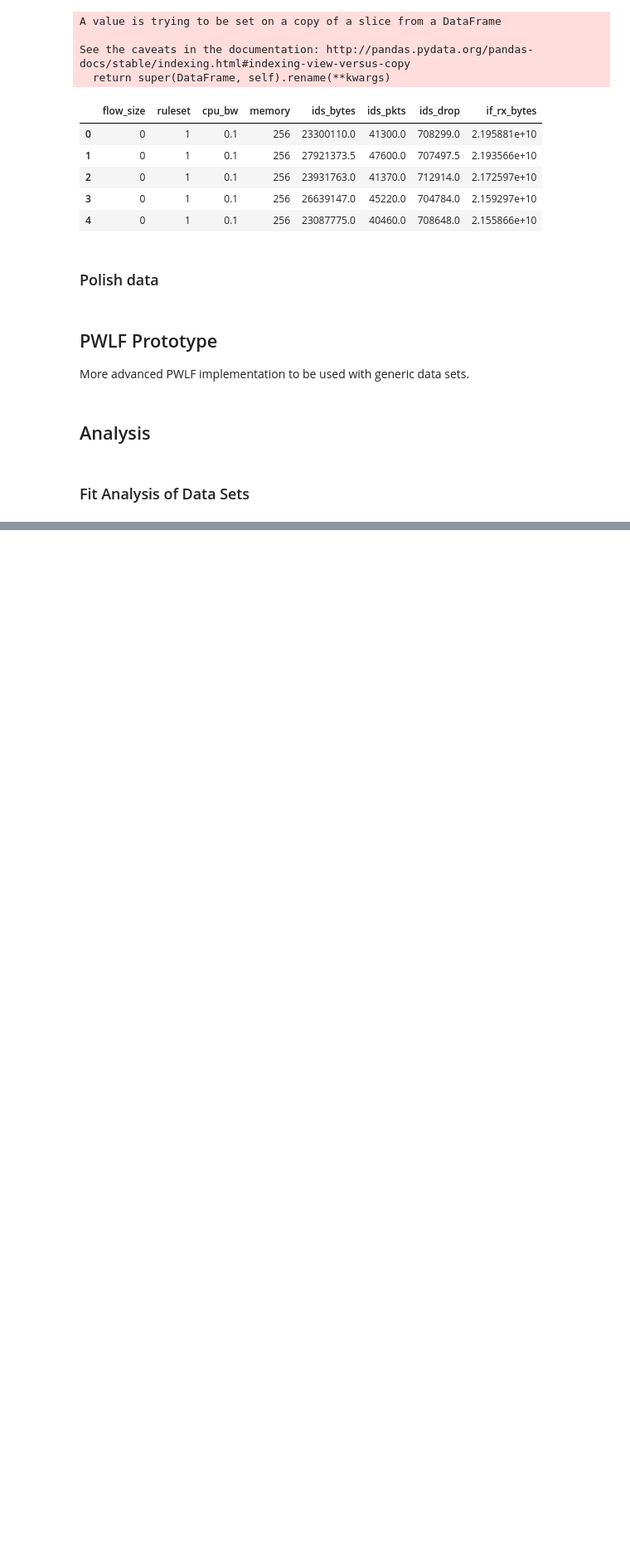
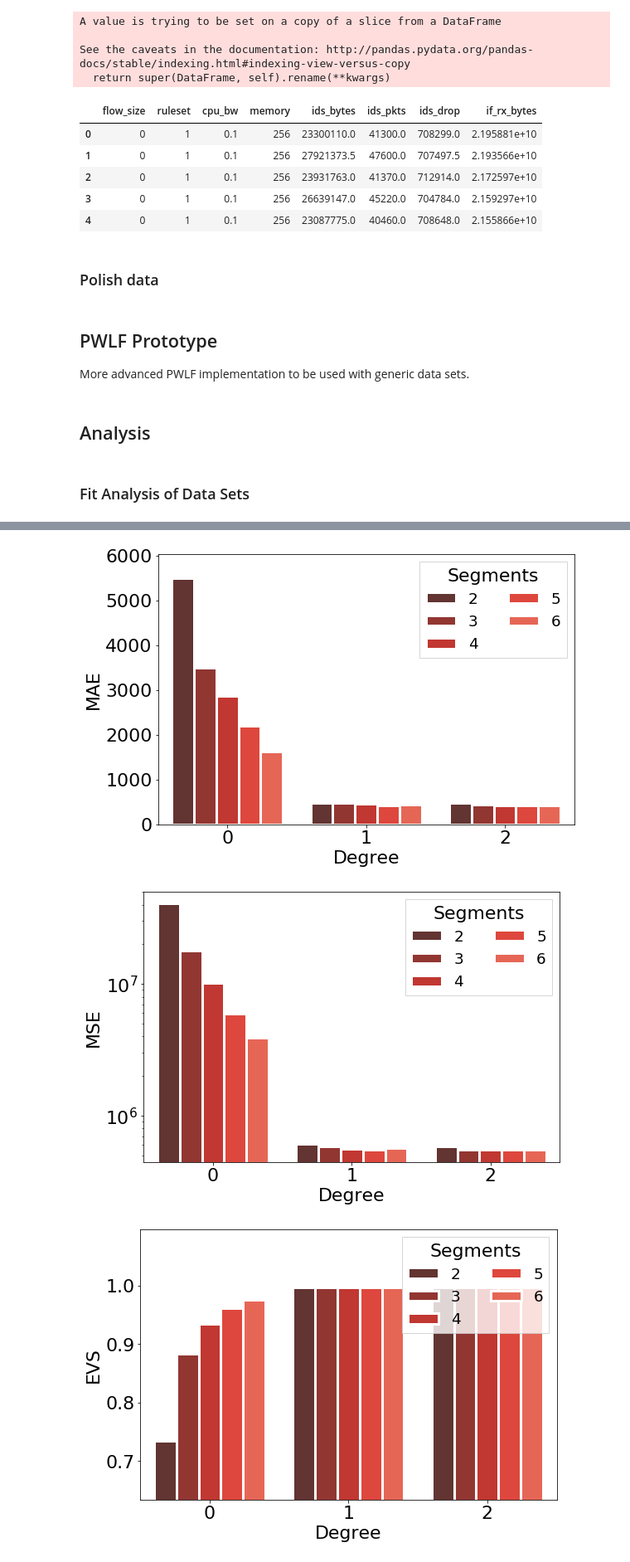
Before and after one commit to sndzoo/analysis, a Jupyter notebook: pwl_approx_analysis-basic.ipynb, the cells around one changed output, grey strips where cells are left out. Shown at 83% size. Saved outputs shown, nothing was run; the diff lists cells and outputs as text; code cells hidden in the pictures; blank space fills up the shorter version.

```diff
--- a/pwl_approx_analysis-basic.ipynb
+++ b/pwl_approx_analysis-basic.ipynb
@@ -503,0 +588,6 @@ PWLF fit: label=5, nseg=5, R^2=0.9964027423336229
+# %%
+analyse_errors(df_err)
+# %% [output]
+[figure, added]
+[figure, added]
+[figure, added]
```
Also changed, not shown: parts of 11 cells of this notebook, 21 other files.
